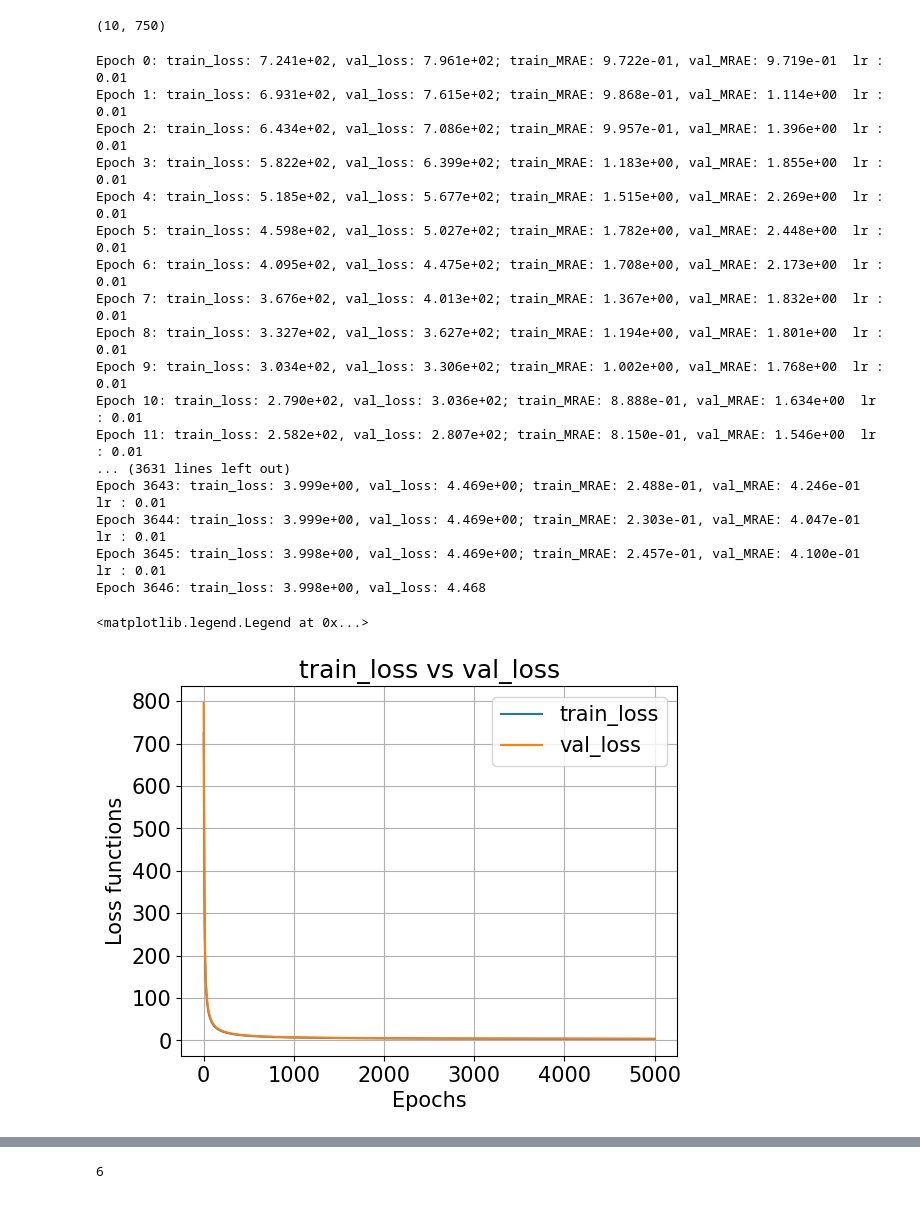
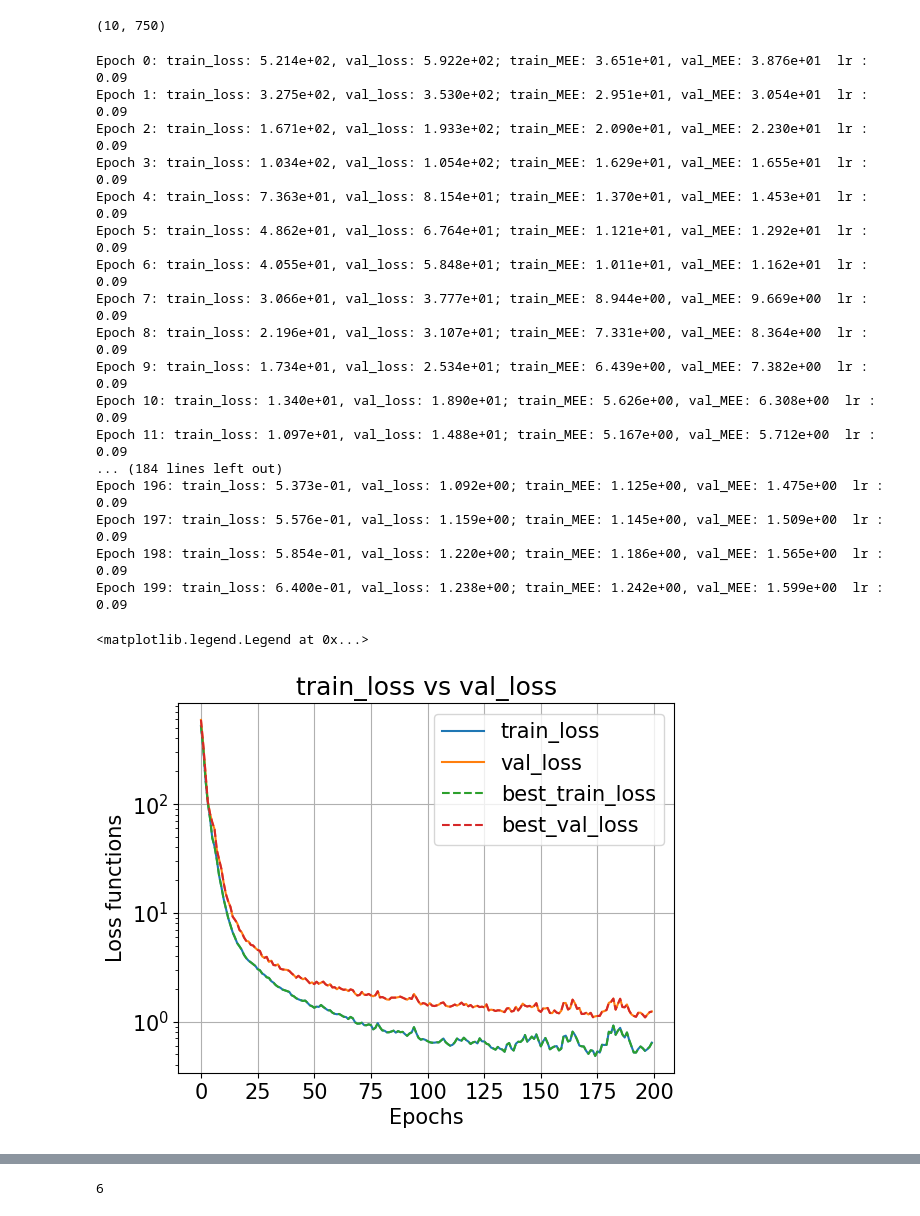
Before and after one commit to gmg00/ML_prj, a Jupyter notebook: notebooks/prova_training_cup.ipynb, the cells around one changed output, grey strips where cells are left out. Cells and saved outputs as stored; diff of their text form; code cells hidden in the pictures.

```diff
--- a/notebooks/prova_training_cup.ipynb
+++ b/notebooks/prova_training_cup.ipynb
@@ -40,46 +40,62 @@ reduce_eta = {'patience' : 75,
 callbacks = {'early_stopping': None,
              'reduce_eta': None}
 # %%
+train_params = {
+    'hidden_dim' : 20,
+    'hidden_act_func' : 'sigm',
+    'hidden_dim2' : 20,
+    'hidden_act_func2' : 'relu',
+    'eta' : 0.09,
+    'lam' : 0.00,
+    'alpha' : 0.95,
+    'n_batch': 128,
+    'use_opt': 1,
+}
+params = train_params.copy()
 input_layer = Input(10)
-hidden_layer = Layer(input_layer, 8, 'relu')
+hidden_layer = Layer(input_layer, params.pop('hidden_dim'), params.pop('hidden_act_func'))
+hidden_layer = Layer(hidden_layer, params.pop('hidden_dim2'), params.pop('hidden_act_func2'))
+#hidden_layer = Layer(hidden_layer, 5, 'sigm')
 output_layer = Layer(hidden_layer, 3, 'lin')
 
-model = NeuralNetwork(input_layer, output_layer, loss = 'MSE', metrics=[MRAE])
-history = model.train(X_train, y_train, epochs = 5000,
-                                    eta = 0.01, lam = 0.01, alpha = 0.2, n_batch = 31,
+model = NeuralNetwork(input_layer, output_layer, loss = 'MSE', metrics=[MEE])
+history = model.train(X_train, y_train, epochs = 200,
+                                    ** params,
                                     validation_split = 0.2,
                                     early_stopping=None,
-                                    reduce_eta=None,
-                                    use_opt = 1
+                                    reduce_eta=None
                                     )
 # %% [output]
-Epoch 0: train_loss: 7.241e+02, val_loss: 7.961e+02; train_MRAE: 9.722e-01, val_MRAE: 9.719e-01  lr : 0.01
-Epoch 1: train_loss: 6.931e+02, val_loss: 7.615e+02; train_MRAE: 9.868e-01, val_MRAE: 1.114e+00  lr : 0.01
-Epoch 2: train_loss: 6.434e+02, val_loss: 7.086e+02; train_MRAE: 9.957e-01, val_MRAE: 1.396e+00  lr : 0.01
-Epoch 3: train_loss: 5.822e+02, val_loss: 6.399e+02; train_MRAE: 1.183e+00, val_MRAE: 1.855e+00  lr : 0.01
-Epoch 4: train_loss: 5.185e+02, val_loss: 5.677e+02; train_MRAE: 1.515e+00, val_MRAE: 2.269e+00  lr : 0.01
-Epoch 5: train_loss: 4.598e+02, val_loss: 5.027e+02; train_MRAE: 1.782e+00, val_MRAE: 2.448e+00  lr : 0.01
-Epoch 6: train_loss: 4.095e+02, val_loss: 4.475e+02; train_MRAE: 1.708e+00, val_MRAE: 2.173e+00  lr : 0.01
-Epoch 7: train_loss: 3.676e+02, val_loss: 4.013e+02; train_MRAE: 1.367e+00, val_MRAE: 1.832e+00  lr : 0.01
-Epoch 8: train_loss: 3.327e+02, val_loss: 3.627e+02; train_MRAE: 1.194e+00, val_MRAE: 1.801e+00  lr : 0.01
-Epoch 9: train_loss: 3.034e+02, val_loss: 3.306e+02; train_MRAE: 1.002e+00, val_MRAE: 1.768e+00  lr : 0.01
-Epoch 10: train_loss: 2.790e+02, val_loss: 3.036e+02; train_MRAE: 8.888e-01, val_MRAE: 1.634e+00  lr : 0.01
-Epoch 11: train_loss: 2.582e+02, val_loss: 2.807e+02; train_MRAE: 8.150e-01, val_MRAE: 1.546e+00  lr : 0.01
-... (3631 lines left out)
-Epoch 3643: train_loss: 3.999e+00, val_loss: 4.469e+00; train_MRAE: 2.488e-01, val_MRAE: 4.246e-01  lr : 0.01
-Epoch 3644: train_loss: 3.999e+00, val_loss: 4.469e+00; train_MRAE: 2.303e-01, val_MRAE: 4.047e-01  lr : 0.01
-Epoch 3645: train_loss: 3.998e+00, val_loss: 4.469e+00; train_MRAE: 2.457e-01, val_MRAE: 4.100e-01  lr : 0.01
-Epoch 3646: train_loss: 3.998e+00, val_loss: 4.468
+Epoch 0: train_loss: 5.214e+02, val_loss: 5.922e+02; train_MEE: 3.651e+01, val_MEE: 3.876e+01  lr : 0.09
+Epoch 1: train_loss: 3.275e+02, val_loss: 3.530e+02; train_MEE: 2.951e+01, val_MEE: 3.054e+01  lr : 0.09
+Epoch 2: train_loss: 1.671e+02, val_loss: 1.933e+02; train_MEE: 2.090e+01, val_MEE: 2.230e+01  lr : 0.09
+Epoch 3: train_loss: 1.034e+02, val_loss: 1.054e+02; train_MEE: 1.629e+01, val_MEE: 1.655e+01  lr : 0.09
+Epoch 4: train_loss: 7.363e+01, val_loss: 8.154e+01; train_MEE: 1.370e+01, val_MEE: 1.453e+01  lr : 0.09
+Epoch 5: train_loss: 4.862e+01, val_loss: 6.764e+01; train_MEE: 1.121e+01, val_MEE: 1.292e+01  lr : 0.09
+Epoch 6: train_loss: 4.055e+01, val_loss: 5.848e+01; train_MEE: 1.011e+01, val_MEE: 1.162e+01  lr : 0.09
+Epoch 7: train_loss: 3.066e+01, val_loss: 3.777e+01; train_MEE: 8.944e+00, val_MEE: 9.669e+00  lr : 0.09
+Epoch 8: train_loss: 2.196e+01, val_loss: 3.107e+01; train_MEE: 7.331e+00, val_MEE: 8.364e+00  lr : 0.09
+Epoch 9: train_loss: 1.734e+01, val_loss: 2.534e+01; train_MEE: 6.439e+00, val_MEE: 7.382e+00  lr : 0.09
+Epoch 10: train_loss: 1.340e+01, val_loss: 1.890e+01; train_MEE: 5.626e+00, val_MEE: 6.308e+00  lr : 0.09
+Epoch 11: train_loss: 1.097e+01, val_loss: 1.488e+01; train_MEE: 5.167e+00, val_MEE: 5.712e+00  lr : 0.09
+... (184 lines left out)
+Epoch 196: train_loss: 5.373e-01, val_loss: 1.092e+00; train_MEE: 1.125e+00, val_MEE: 1.475e+00  lr : 0.09
+Epoch 197: train_loss: 5.576e-01, val_loss: 1.159e+00; train_MEE: 1.145e+00, val_MEE: 1.509e+00  lr : 0.09
+Epoch 198: train_loss: 5.854e-01, val_loss: 1.220e+00; train_MEE: 1.186e+00, val_MEE: 1.565e+00  lr : 0.09
+Epoch 199: train_loss: 6.400e-01, val_loss: 1.238e+00; train_MEE: 1.242e+00, val_MEE: 1.599e+00  lr : 0.09
 # %%
 plt.plot(history['train_loss'],label='train_loss')
 plt.plot(history['val_loss'], label='val_loss')
+plt.plot(best_train_loss, '--', label='best_train_loss')
+plt.plot(best_val_loss, '--', label='best_val_loss')
+plt.yscale('log')
 plt.xlabel('Epochs', size=15)
 plt.ylabel('Loss functions', size=15)
 plt.title('train_loss vs val_loss', size=18)
 plt.xticks(size=15)
 plt.yticks(size=15)
 plt.grid()
 plt.legend(fontsize=15)
 # %% [output]
 <matplotlib.legend.Legend at 0x...>
-[figure, old version]
+[figure, new version]
```
Also changed, not shown: parts of 5 cells of this notebook, 9 other files.
